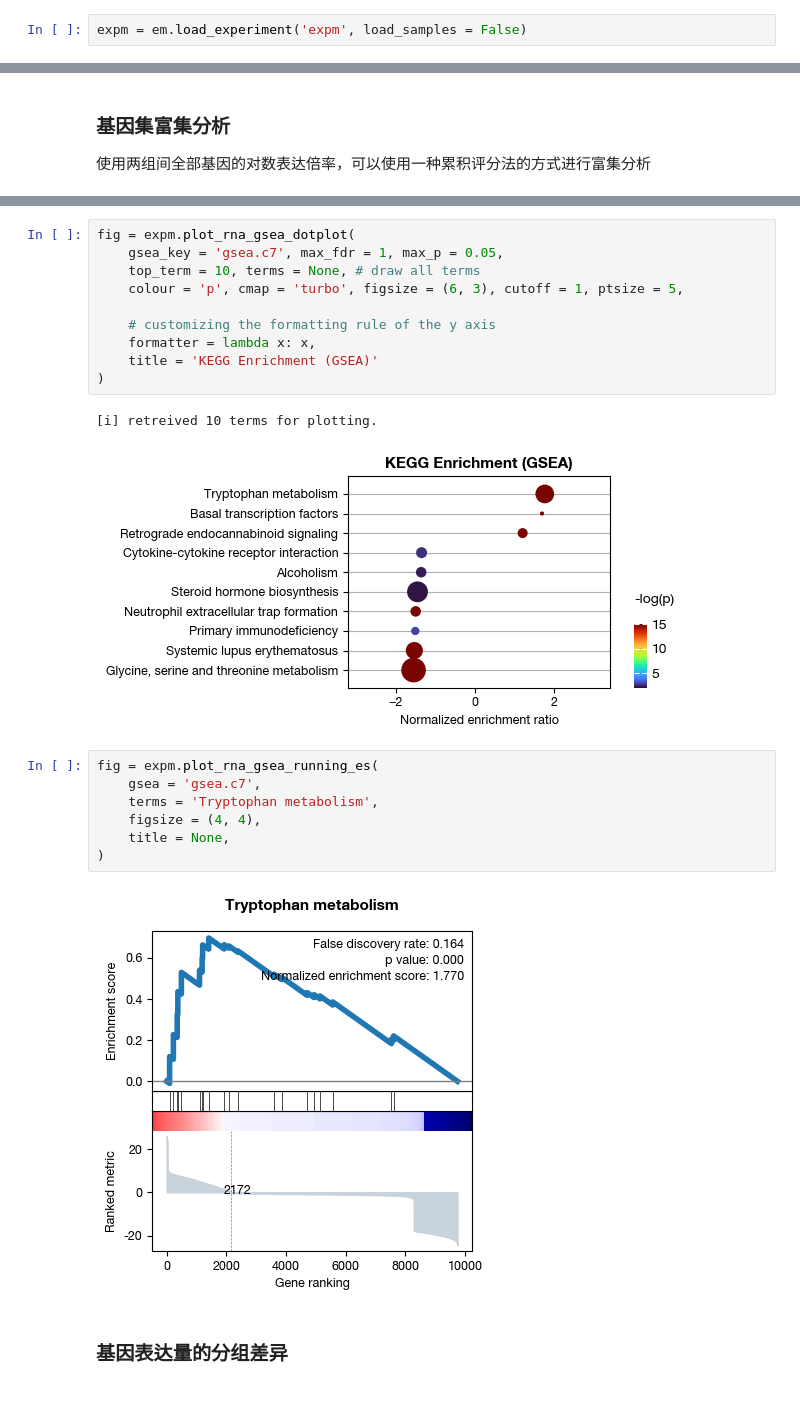
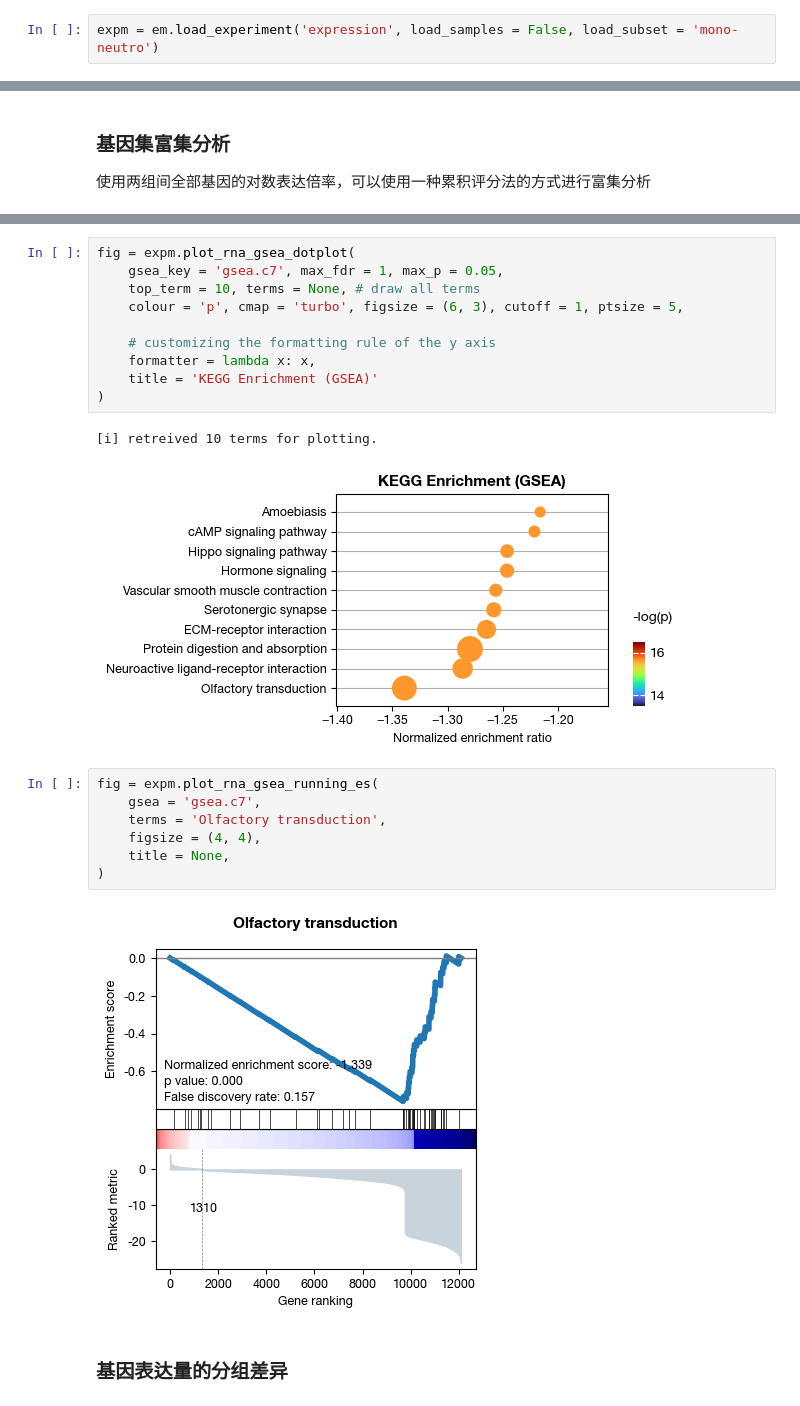
Before and after one commit to yang-z-03/exprmat, a Jupyter notebook: docs/source/notebooks/profile-cluster.ipynb, the cells around one changed output, grey strips where cells are left out. Cells and saved outputs as stored; diff of their text form.

```diff
--- a/docs/source/notebooks/profile-cluster.ipynb
+++ b/docs/source/notebooks/profile-cluster.ipynb
@@ -22,7 +29,7 @@ em.setwd('/home/data/yangz/shared/tutorial')
 # %% [markdown]
 我们从之前保存的路径加载数据集：
 # %%
-expm = em.load_experiment('expm', load_samples = False)
+expm = em.load_experiment('expression', load_samples = False, load_subset = 'mono-neutro')
 # %% [output]
 [!] samples are not dumped in the experiment directory.
 # %%
@@ -187,16 +197,16 @@ fig = expm.plot_rna_gsea_dotplot(
 )
 # %% [output]
 [i] retreived 10 terms for plotting.
-[figure, old version]
+[figure, new version]
 # %%
 fig = expm.plot_rna_gsea_running_es(
     gsea = 'gsea.c7',
-    terms = 'Tryptophan metabolism',
+    terms = 'Olfactory transduction',
     figsize = (4, 4),
     title = None,
 )
 # %% [output]
-[figure, old version]
+[figure, new version]
 # %% [markdown]
 ### 基因表达量的分组差异
 # %% [markdown]
```
Also changed, not shown: parts of 13 cells of this notebook, 35 other files.
